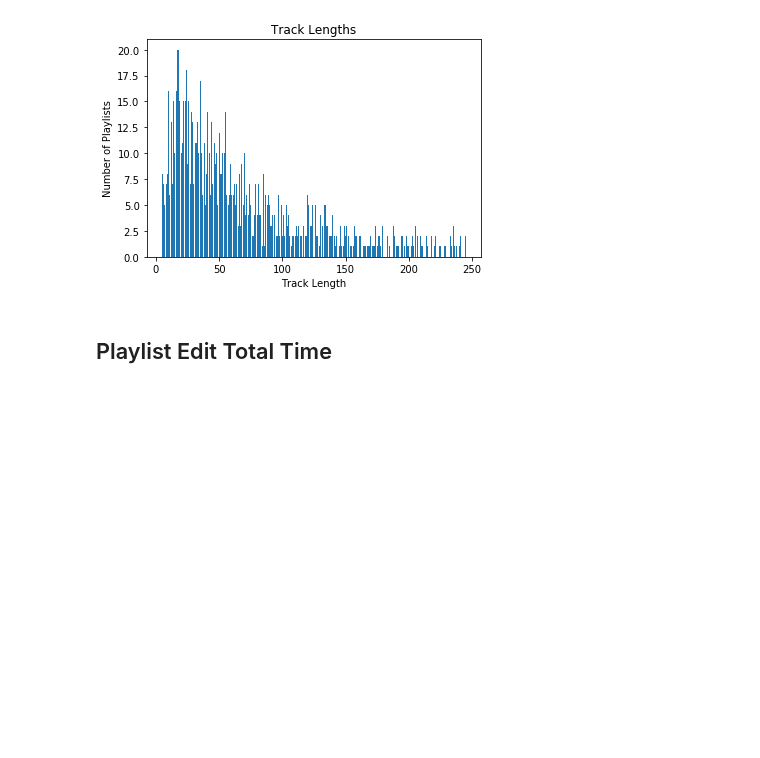
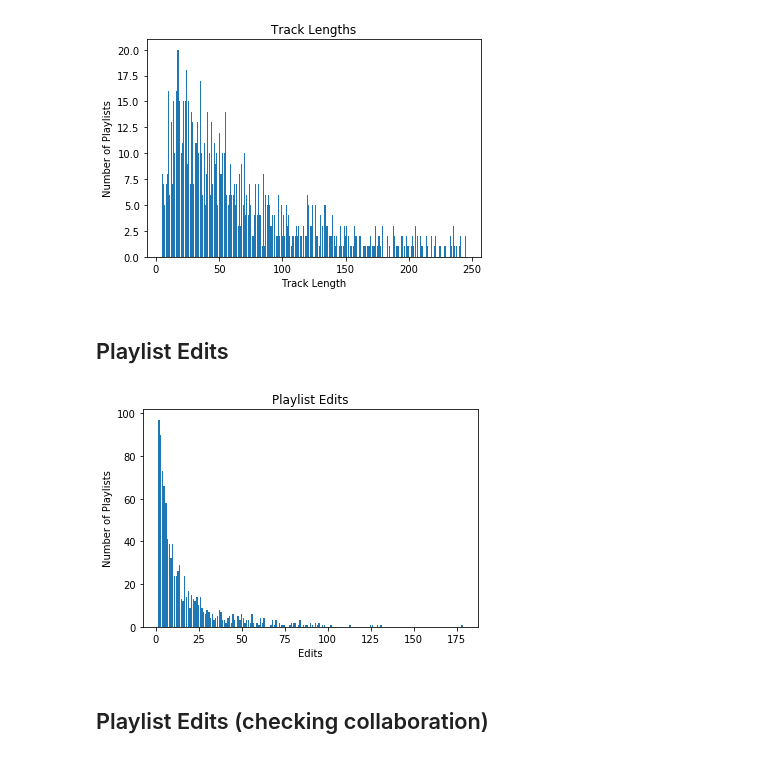
Before and after one commit to adamkhazi/one-million-playlists, a Jupyter notebook: exploration/basic.ipynb, the cells around one changed output. Cells and saved outputs as stored; diff of their text form; code cells hidden in the pictures; blank space fills up the shorter version.

Commit message:
edit graphs

```diff
--- a/exploration/basic.ipynb
+++ b/exploration/basic.ipynb
@@ -37,4 +57,4 @@ plt.show()
 # %% [output]
 [figure]
 # %% [markdown]
-## Playlist Edit Total Time
+## Playlist Edits
@@ -42,0 +73,14 @@ plt.show()
+# %%
+%matplotlib inline
+import matplotlib.pyplot as plt
+fig=plt.figure()
+ax = fig.add_subplot(1,1,1)
+ax.bar(playlist_nr_tracks, height=playlist_nr_nr_tracks)
+plt.title('Playlist Edits')
+plt.xlabel('Edits')
+plt.ylabel('Number of Playlists')
+plt.show()
+# %% [output]
+[figure, added]
+# %% [markdown]
+## Playlist Edits (checking collaboration)
```
Also changed, not shown: parts of 10 cells of this notebook.
